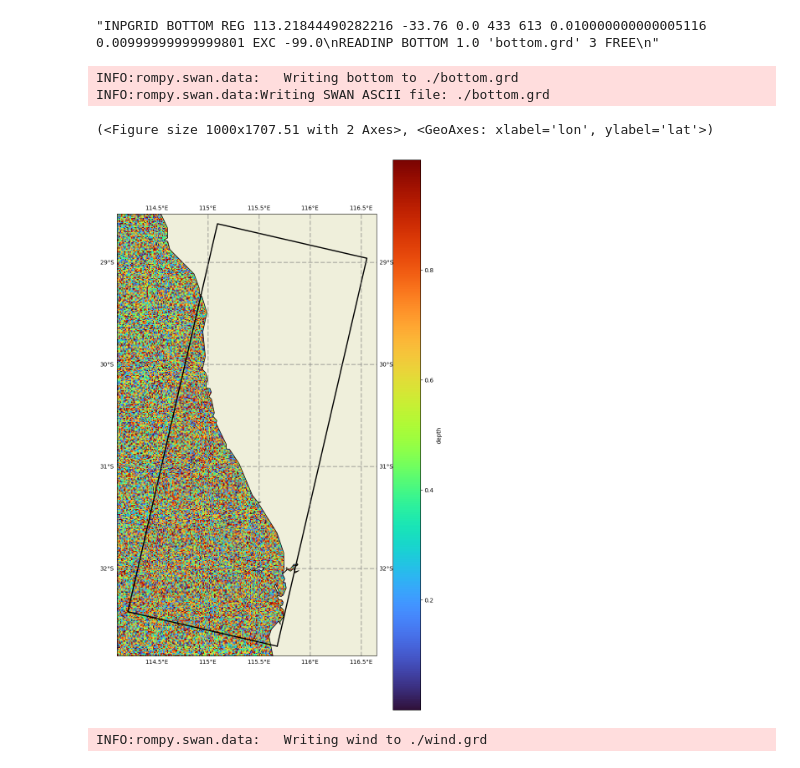
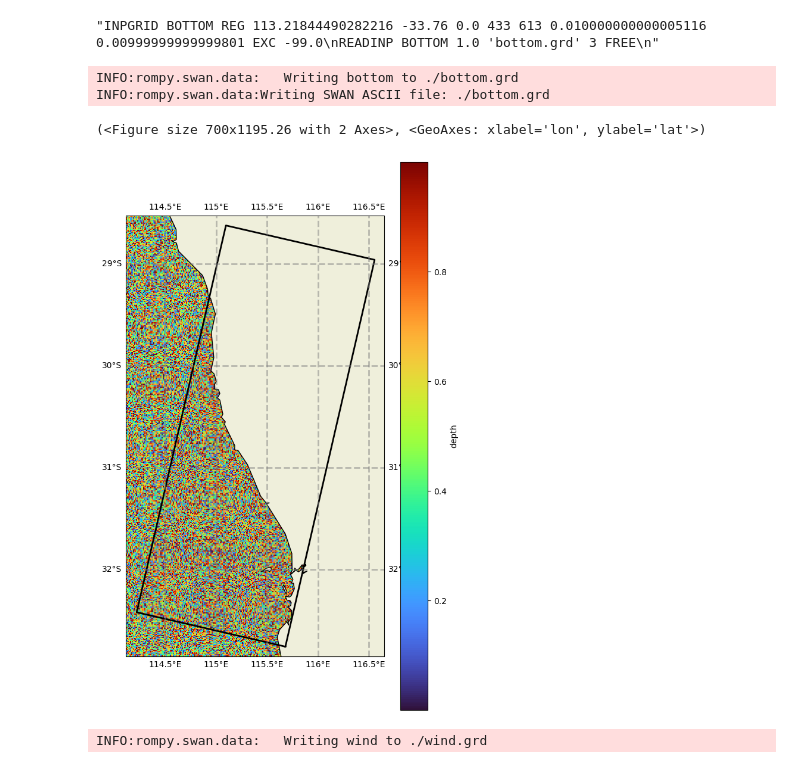
Before and after one commit to sppigot/rompy, a Jupyter notebook: notebooks/demo.ipynb, the cells around one changed output. Saved outputs shown, nothing was run; the diff lists cells and outputs as text; code cells hidden in the pictures.

Commit message:
Adjusted some images

```diff
--- a/notebooks/demo.ipynb
+++ b/notebooks/demo.ipynb
@@ -412,15 +412,15 @@ INFO:rompy.swan.data:Writing SWAN ASCII file: ./bottom.grd
 # %%
 # But instead of just using the data as is, we can use filters to subset it. There are a number of filters available.
 # Here we just demonstrate some hidden convenience functions which use a model grid to subset space.
 
 bathy._filter_grid(datagrid)
 bathy.get('./')
-bathy.plot(param='depth', fscale=10, model_grid=datagrid)
+bathy.plot(param='depth', fscale=7, model_grid=datagrid)
 # %% [output]
 INFO:rompy.swan.data:   Writing bottom to ./bottom.grd
 INFO:rompy.swan.data:Writing SWAN ASCII file: ./bottom.grd
-(<Figure size 1000x1707.51 with 2 Axes>, <GeoAxes: xlabel='lon', ylabel='lat'>)
+(<Figure size 700x1195.26 with 2 Axes>, <GeoAxes: xlabel='lon', ylabel='lat'>)
-[figure, old version]
+[figure, new version]
 # %%
 
 # This has now extracted only what it needs based on the grid extents.
```
Also changed, not shown: parts of 5 cells of this notebook.
